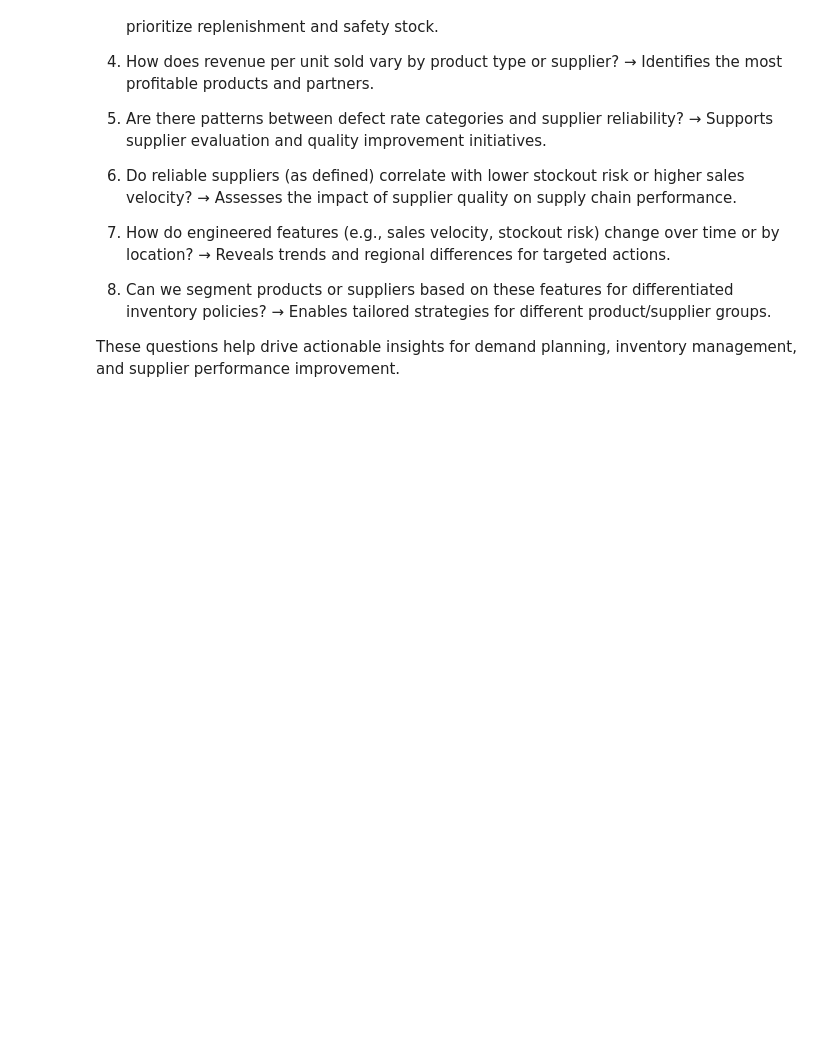
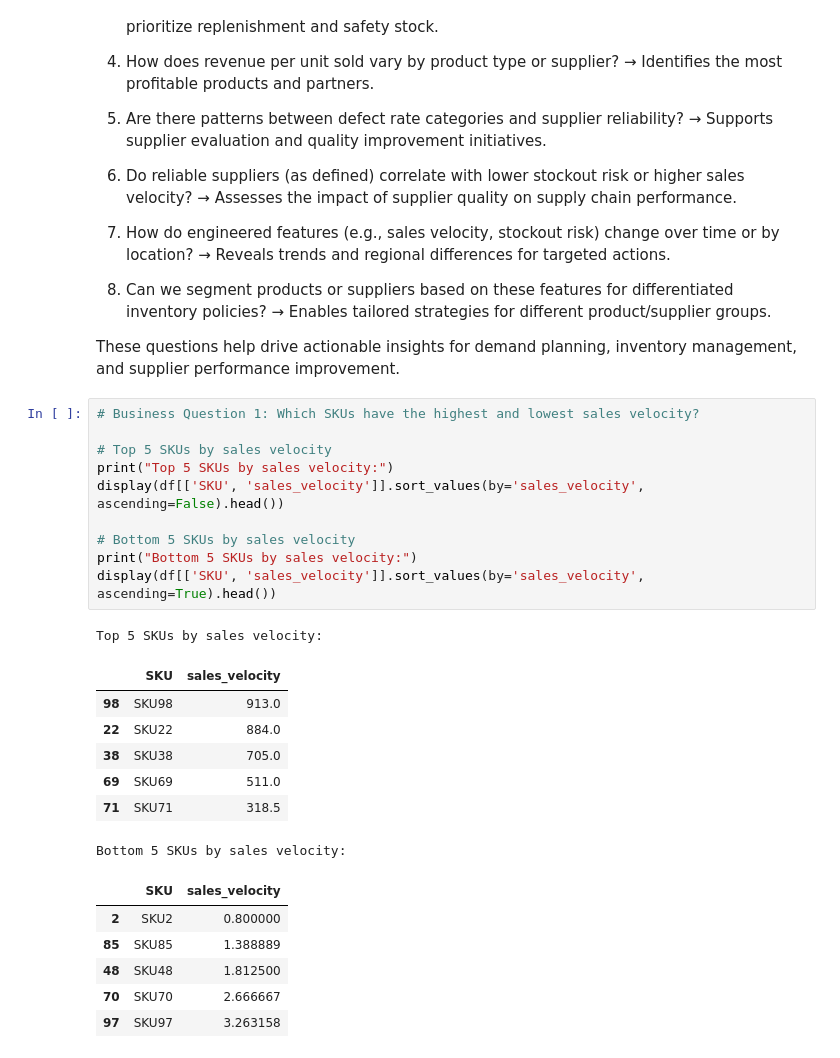
Before and after one commit to MarcHumet/supply_chain_DS, a Jupyter notebook: kaggle_supply_chain_dataSet/Fashion&Beauty_supply_chain_dataset_feature_engineering.ipynb, the cells around one changed output. Cells and saved outputs as stored; diff of their text form; blank space fills up the shorter version.

```diff
--- a/kaggle_supply_chain_dataSet/Fashion&Beauty_supply_chain_dataset_feature_engineering.ipynb
+++ b/kaggle_supply_chain_dataSet/Fashion&Beauty_supply_chain_dataset_feature_engineering.ipynb
@@ -176,3 +176,28 @@ Here are relevant business questions that can be explored using the newly engine
 → Enables tailored strategies for different product/supplier groups.
 
 These questions help drive actionable insights for demand planning, inventory management, and supplier performance improvement.
+# %%
+# Business Question 1: Which SKUs have the highest and lowest sales velocity?
+
+# Top 5 SKUs by sales velocity
+print("Top 5 SKUs by sales velocity:")
+display(df[['SKU', 'sales_velocity']].sort_values(by='sales_velocity', ascending=False).head())
+
+# Bottom 5 SKUs by sales velocity
+print("Bottom 5 SKUs by sales velocity:")
+display(df[['SKU', 'sales_velocity']].sort_values(by='sales_velocity', ascending=True).head())
+# %% [output]
+Top 5 SKUs by sales velocity:
+|  | SKU | sales_velocity |
+| 98 | SKU98 | 913.0 |
+| 22 | SKU22 | 884.0 |
+| 38 | SKU38 | 705.0 |
+| 69 | SKU69 | 511.0 |
+| 71 | SKU71 | 318.5 |
+Bottom 5 SKUs by sales velocity:
+|  | SKU | sales_velocity |
+| 2 | SKU2 | 0.800000 |
+| 85 | SKU85 | 1.388889 |
+| 48 | SKU48 | 1.812500 |
+| 70 | SKU70 | 2.666667 |
+| 97 | SKU97 | 3.263158 |
```
Also changed, not shown: parts of 4 cells of this notebook, 12 other files.
